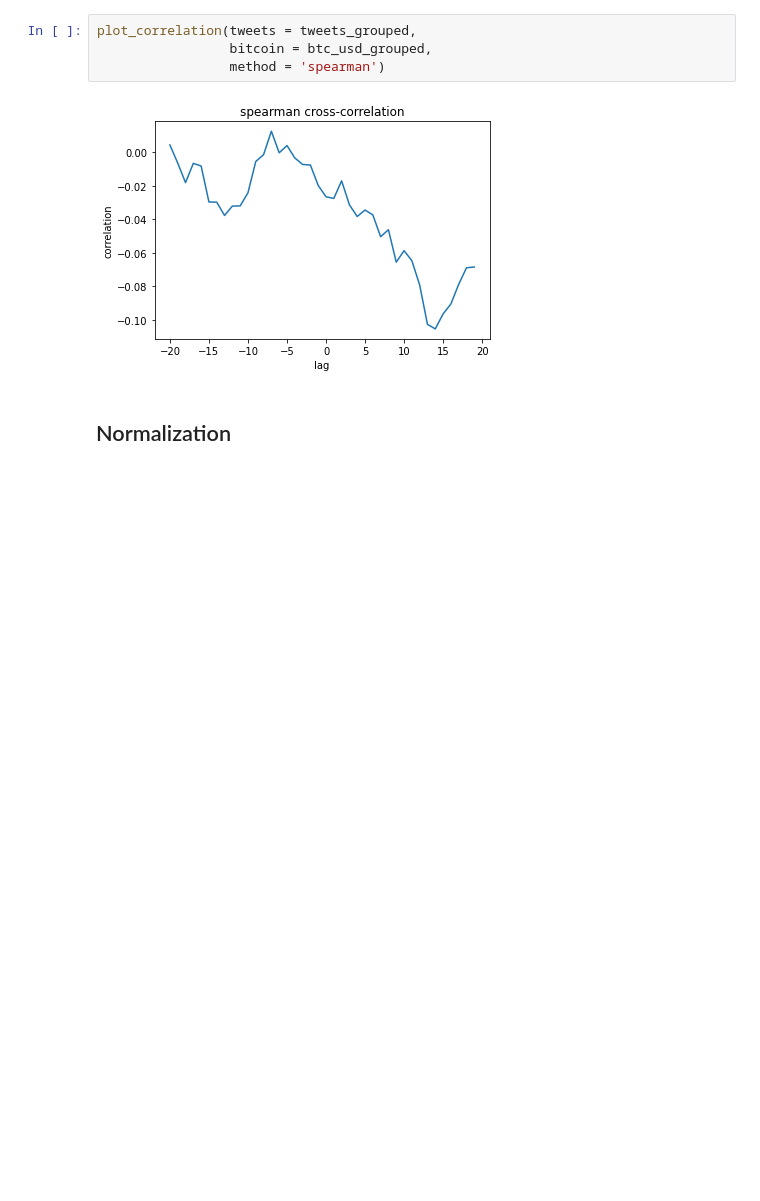
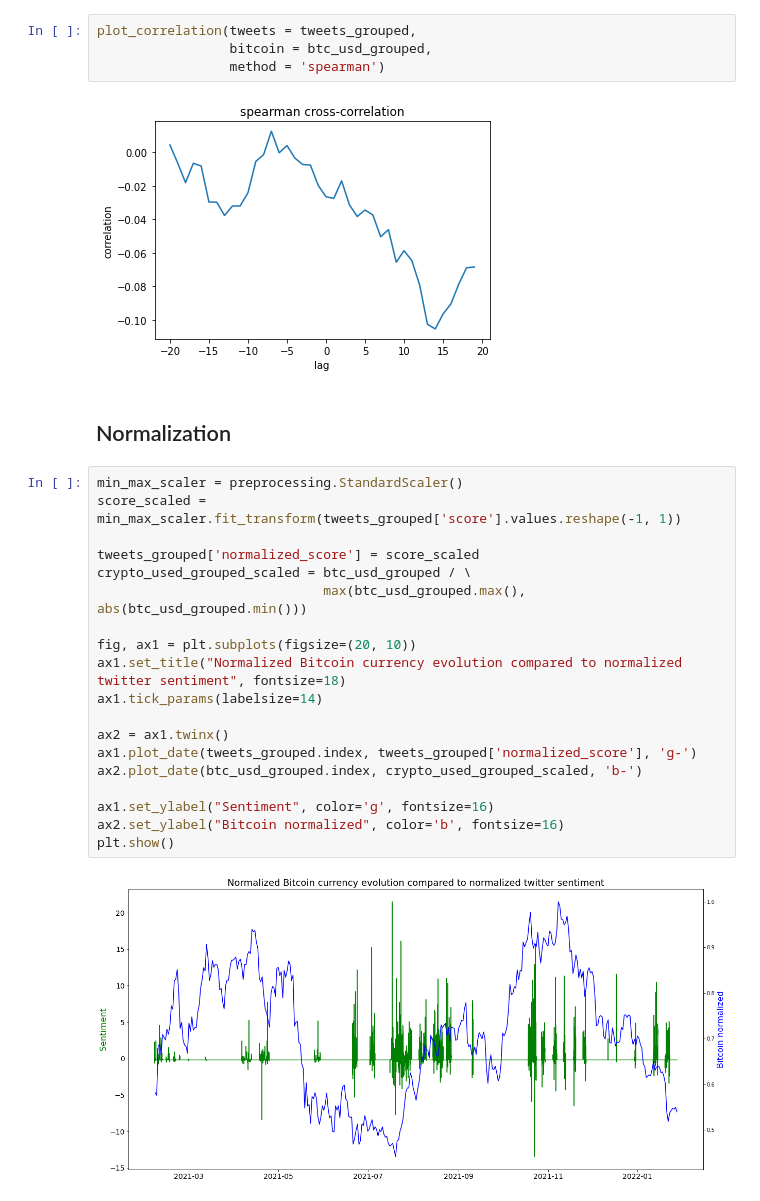
Before and after one commit to hugopobil/tfm_hugopobil, a Jupyter notebook: scratches/bitcoin_price_analysis_kaggle/03_bitcoint_price.ipynb, the cells around one changed output. Saved outputs shown, nothing was run; the diff lists cells and outputs as text; blank space fills up the shorter version.

```diff
--- a/scratches/bitcoin_price_analysis_kaggle/03_bitcoint_price.ipynb
+++ b/scratches/bitcoin_price_analysis_kaggle/03_bitcoint_price.ipynb
@@ -90,3 +93,24 @@ plot_correlation(tweets = tweets_grouped,
 [figure]
 # %% [markdown]
 ## Normalization
+# %%
+min_max_scaler = preprocessing.StandardScaler()
+score_scaled = min_max_scaler.fit_transform(tweets_grouped['score'].values.reshape(-1, 1))
+
+tweets_grouped['normalized_score'] = score_scaled
+crypto_used_grouped_scaled = btc_usd_grouped / \
+                             max(btc_usd_grouped.max(), abs(btc_usd_grouped.min()))
+
+fig, ax1 = plt.subplots(figsize=(20, 10))
+ax1.set_title("Normalized Bitcoin currency evolution compared to normalized twitter sentiment", fontsize=18)
+ax1.tick_params(labelsize=14)
+
+ax2 = ax1.twinx()
+ax1.plot_date(tweets_grouped.index, tweets_grouped['normalized_score'], 'g-')
+ax2.plot_date(btc_usd_grouped.index, crypto_used_grouped_scaled, 'b-')
+
+ax1.set_ylabel("Sentiment", color='g', fontsize=16)
+ax2.set_ylabel("Bitcoin normalized", color='b', fontsize=16)
+plt.show()
+# %% [output]
+[figure, added]
```
Also changed, not shown: parts of 8 cells of this notebook, 5 other files.
